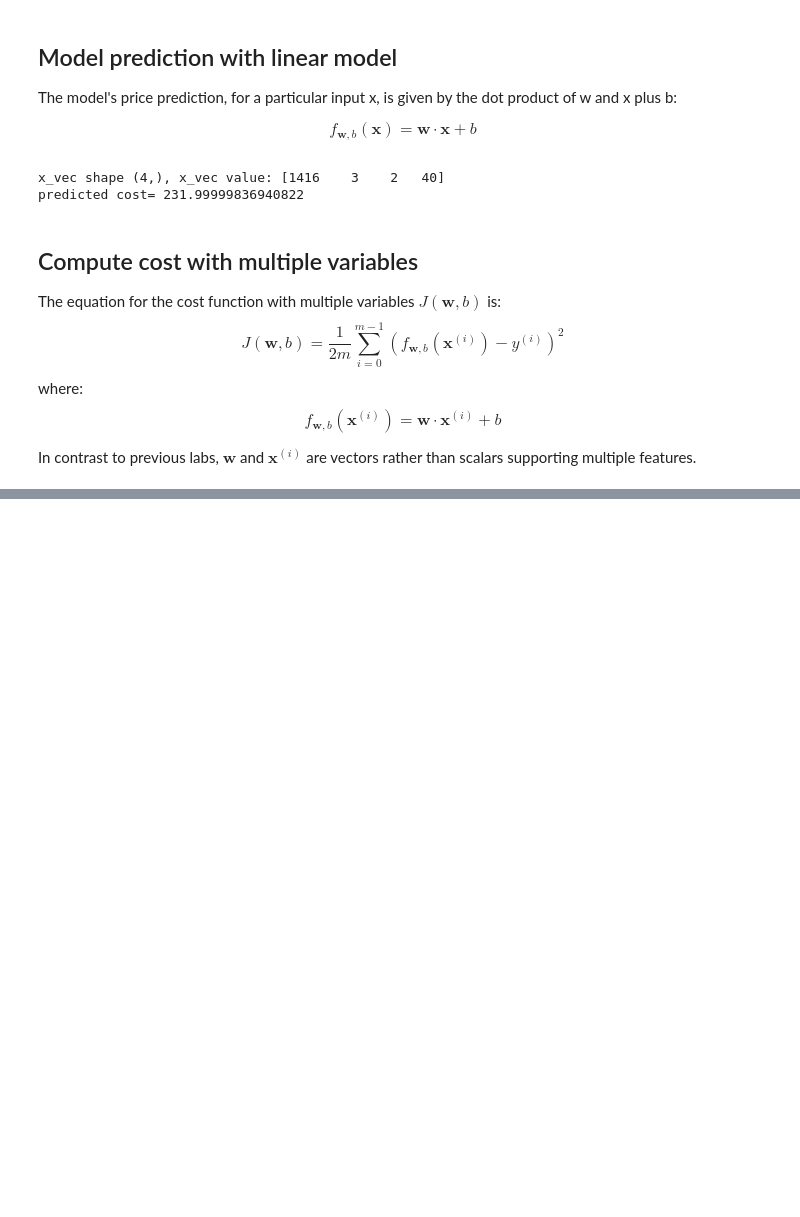
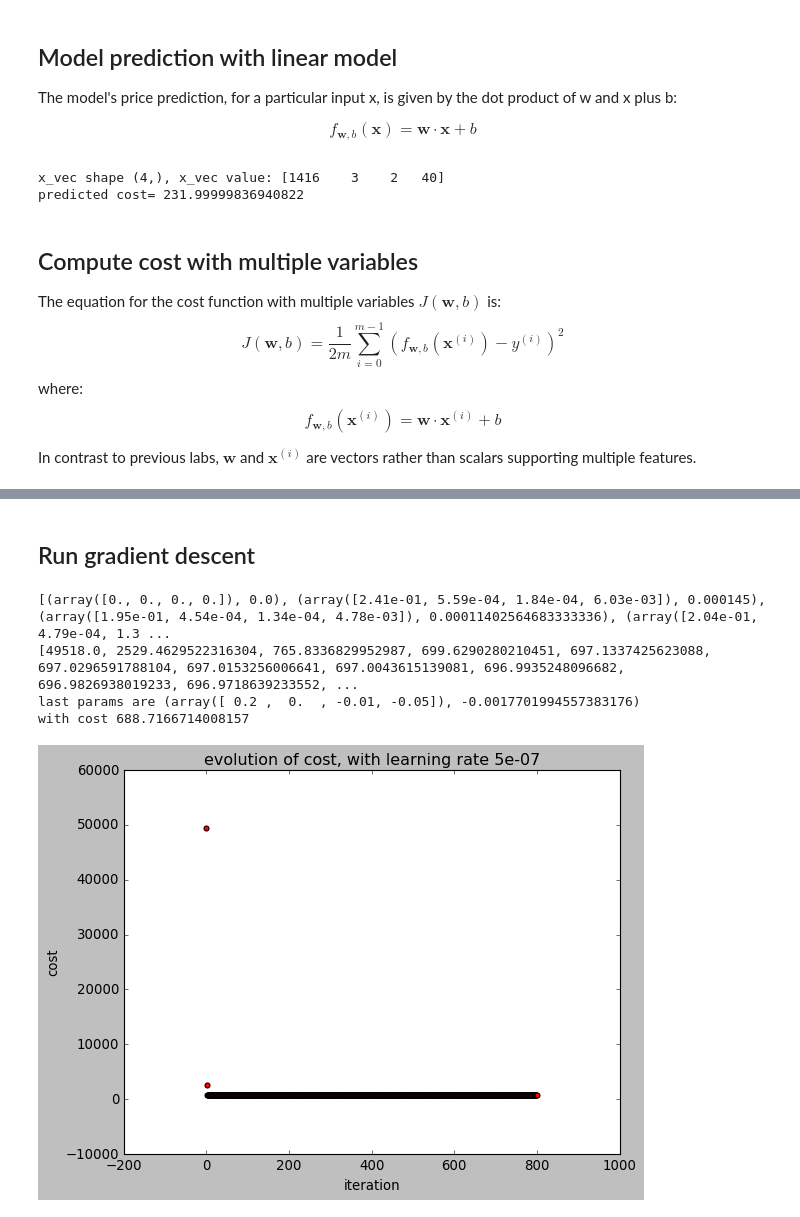
Before and after one commit to acnard/dl-ai-machine-learning, a Jupyter notebook: multi_gradient_descent.ipynb, the cells around one changed output, grey strips where cells are left out. Drawn from its saved outputs; the diff is of its cells as text; code cells hidden in the pictures; blank space fills up the shorter version.

Commit message:
finished multivariable gradient descent

```diff
--- a/multi_gradient_descent.ipynb
+++ b/multi_gradient_descent.ipynb
@@ -115,0 +244,58 @@ prediction for example [852   2   1  35]is 177.99999898940825
+# %% [markdown]
+## Run gradient descent
+# %%
+
+def gradient_descent(X, y, alpha = 5.0e-7):
+    """
+    X is an (m,n) array of training data, y is an (m) vector of output values
+
+    """
+    m,n = X.shape   # m examples, each having n features
+
+    ## set a learning rate alpha and the number of iterations
+    iterations = 800
+
+    #initialize both parameters to zero (w is a vector and b is a scalar)
+    w = np.zeros(n)
+    b = 0.
+
+    costs = []  # store the history of the cost
+    params = []  # store the history of the parameters
+
+    for i in range(iterations):
+
+        params.append( (w, b) )   # store the parameters and their attendant cost
+        J = compute_cost(X, y, w, b)
+        costs.append(J)
+
+
+        w, b = update_parameters(X, y, alpha, w, b)
+
+        # if ( np.round(w,1), round(b,1) ) == params[-1]:
+        #     print(f"converged at iteration {i} with parameters {w,b}")
+        #     break
+
+
+    print(params)
+    print(costs)
+
+    print(f"last params are {params[-1]}")
+    print(f"with cost {costs[-1]}")
+
+    ## plot cost J over the iterations
+    iterations = [i for i in range(len(costs))]
+
+    # draw a scatter plot of them
+    plt.scatter(iterations, costs, marker='o', c='r')
+    plt.title(f"evolution of cost, with learning rate {alpha}")
+    plt.xlabel("iteration")
+    plt.ylabel("cost")
+
+## call the function to test it
+gradient_descent(X_train, y_train)
+# %% [output]
+[(array([0., 0., 0., 0.]), 0.0), (array([2.41e-01, 5.59e-04, 1.84e-04, 6.03e-03]), 0.000145), (array([1.95e-01, 4.54e-04, 1.34e-04, 4.78e-03]), 0.00011402564683333336), (array([2.04e-01, 4.79e-04, 1.3 ...
+[49518.0, 2529.4629522316304, 765.8336829952987, 699.6290280210451, 697.1337425623088, 697.0296591788104, 697.0153256006641, 697.0043615139081, 696.9935248096682, 696.9826938019233, 696.9718639233552, ...
+last params are (array([ 0.2 ,  0.  , -0.01, -0.05]), -0.0017701994557383176)
+with cost 688.7166714008157
+[figure, added]
```
Also changed, not shown: parts of 10 cells of this notebook.
